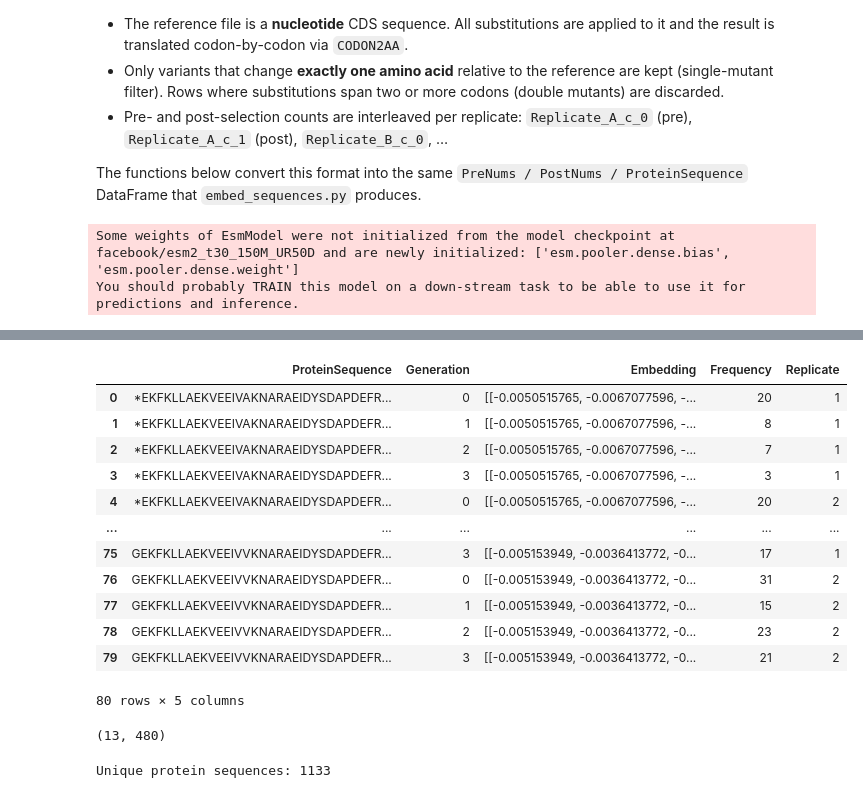
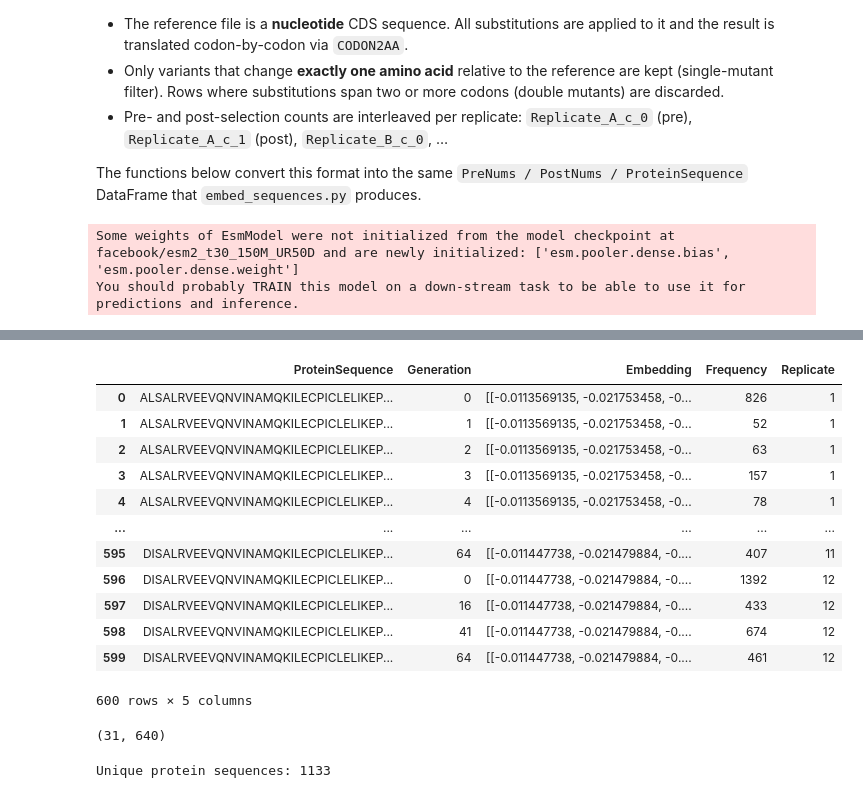
Before and after one commit to dylanwells37/esmDMS, a Jupyter notebook: notebook_analysis/test.ipynb, the cells around one changed output, grey strips where cells are left out. Saved outputs shown, nothing was run; the diff lists cells and outputs as text; code cells hidden in the pictures.

```diff
--- a/notebook_analysis/test.ipynb
+++ b/notebook_analysis/test.ipynb
@@ -37,6 +37,9 @@ tpor_reference_filepath = data_dir + "TpoR_reference_sequence.dat"
 
 ube4b_filepath = data_dir + "Ube4b_nucleotide_counts.csv"
 ube4b_reference_filepath = data_dir + "Ube4b_reference_sequence.dat"
+
+brca1_filepath = data_dir + "BRCA1_nucleotide_counts.csv"
+brca1_reference_filepath = data_dir + "BRCA1_reference_sequence.dat"
 
 '''
 accession,hgvs_nt,hgvs_splice,hgvs_pro,Replicate_A_c_0,Replicate_A_c_1,Replicate_B_c_0,Replicate_B_c_1,Replicate_C_c_0,Replicate_C_c_1,Replicate_D_c_0,Replicate_D_c_1,Replicate_E_c_0,Replicate_E_c_1,Replicate_F_c_0,Replicate_F_c_1
@@ -101,11 +104,11 @@ The raw TpoR (and similar MaveDB) files have a different layout than the codon-c
 
 The functions below convert this format into the same `PreNums / PostNums / ProteinSequence` DataFrame that `embed_sequences.py` produces.
 # %%
-# --- Build the sequence DataFrame for Ube4b ---
-ref_nuc_seq = get_reference_nuc_sequence(ube4b_reference_filepath)
-seq_df = build_sequence_dataframe_mavedb(ube4b_filepath, ref_nuc_seq)
+# --- Build the sequence DataFrame for BRCA1 ---
+ref_nuc_seq = get_reference_nuc_sequence(brca1_reference_filepath)
+seq_df = build_sequence_dataframe_mavedb(brca1_filepath, ref_nuc_seq)
 
-# --- Build the sequence DataFrame for Ube4b ---
+# --- Build the sequence DataFrame for BRCA1 ---
 esm_models = ["facebook/esm2_t12_35M_UR50D",
               "facebook/esm2_t30_150M_UR50D",
               "facebook/esm2_t33_650M_UR50D"]
@@ -121,20 +124,20 @@ n_test=10: embedding 10 sequences
 |  | ProteinSequence | Generation | Embedding | Frequency | Replicate |
-| 0 | *EKFKLLAEKVEEIVAKNARAEIDYSDAPDEFR... | 0 | [[-0.0050515765, -0.0067077596, -... | 20 | 1 |
-| 1 | *EKFKLLAEKVEEIVAKNARAEIDYSDAPDEFR... | 1 | [[-0.0050515765, -0.0067077596, -... | 8 | 1 |
-| 2 | *EKFKLLAEKVEEIVAKNARAEIDYSDAPDEFR... | 2 | [[-0.0050515765, -0.0067077596, -... | 7 | 1 |
-| 3 | *EKFKLLAEKVEEIVAKNARAEIDYSDAPDEFR... | 3 | [[-0.0050515765, -0.0067077596, -... | 3 | 1 |
-| 4 | *EKFKLLAEKVEEIVAKNARAEIDYSDAPDEFR... | 0 | [[-0.0050515765, -0.0067077596, -... | 20 | 2 |
+| 0 | ALSALRVEEVQNVINAMQKILECPICLELIKEP... | 0 | [[-0.0113569135, -0.021753458, -0... | 826 | 1 |
+| 1 | ALSALRVEEVQNVINAMQKILECPICLELIKEP... | 1 | [[-0.0113569135, -0.021753458, -0... | 52 | 1 |
+| 2 | ALSALRVEEVQNVINAMQKILECPICLELIKEP... | 2 | [[-0.0113569135, -0.021753458, -0... | 63 | 1 |
+| 3 | ALSALRVEEVQNVINAMQKILECPICLELIKEP... | 3 | [[-0.0113569135, -0.021753458, -0... | 157 | 1 |
+| 4 | ALSALRVEEVQNVINAMQKILECPICLELIKEP... | 4 | [[-0.0113569135, -0.021753458, -0... | 78 | 1 |
 | ... | ... | ... | ... | ... | ... |
-| 75 | GEKFKLLAEKVEEIVVKNARAEIDYSDAPDEFR... | 3 | [[-0.005153949, -0.0036413772, -0... | 17 | 1 |
-| 76 | GEKFKLLAEKVEEIVVKNARAEIDYSDAPDEFR... | 0 | [[-0.005153949, -0.0036413772, -0... | 31 | 2 |
-| 77 | GEKFKLLAEKVEEIVVKNARAEIDYSDAPDEFR... | 1 | [[-0.005153949, -0.0036413772, -0... | 15 | 2 |
-| 78 | GEKFKLLAEKVEEIVVKNARAEIDYSDAPDEFR... | 2 | [[-0.005153949, -0.0036413772, -0... | 23 | 2 |
-| 79 | GEKFKLLAEKVEEIVVKNARAEIDYSDAPDEFR... | 3 | [[-0.005153949, -0.0036413772, -0... | 21 | 2 |
+| 595 | DISALRVEEVQNVINAMQKILECPICLELIKEP... | 64 | [[-0.011447738, -0.021479884, -0.... | 407 | 11 |
+| 596 | DISALRVEEVQNVINAMQKILECPICLELIKEP... | 0 | [[-0.011447738, -0.021479884, -0.... | 1392 | 12 |
+| 597 | DISALRVEEVQNVINAMQKILECPICLELIKEP... | 16 | [[-0.011447738, -0.021479884, -0.... | 433 | 12 |
+| 598 | DISALRVEEVQNVINAMQKILECPICLELIKEP... | 41 | [[-0.011447738, -0.021479884, -0.... | 674 | 12 |
+| 599 | DISALRVEEVQNVINAMQKILECPICLELIKEP... | 64 | [[-0.011447738, -0.021479884, -0.... | 461 | 12 |
-80 rows × 5 columns
+600 rows × 5 columns
 # %%
 test_embed_df["Embedding"].iloc[0].shape
 # %% [output]
-(13, 480)
+(31, 640)
 # %%
 unique_protein_seqs = test_embed_df["ProteinSequence"].unique()
 print(f"Unique protein sequences: {len(unique_protein_seqs)}")
```
Also changed, not shown: parts of 2 cells of this notebook, 8 other files.
